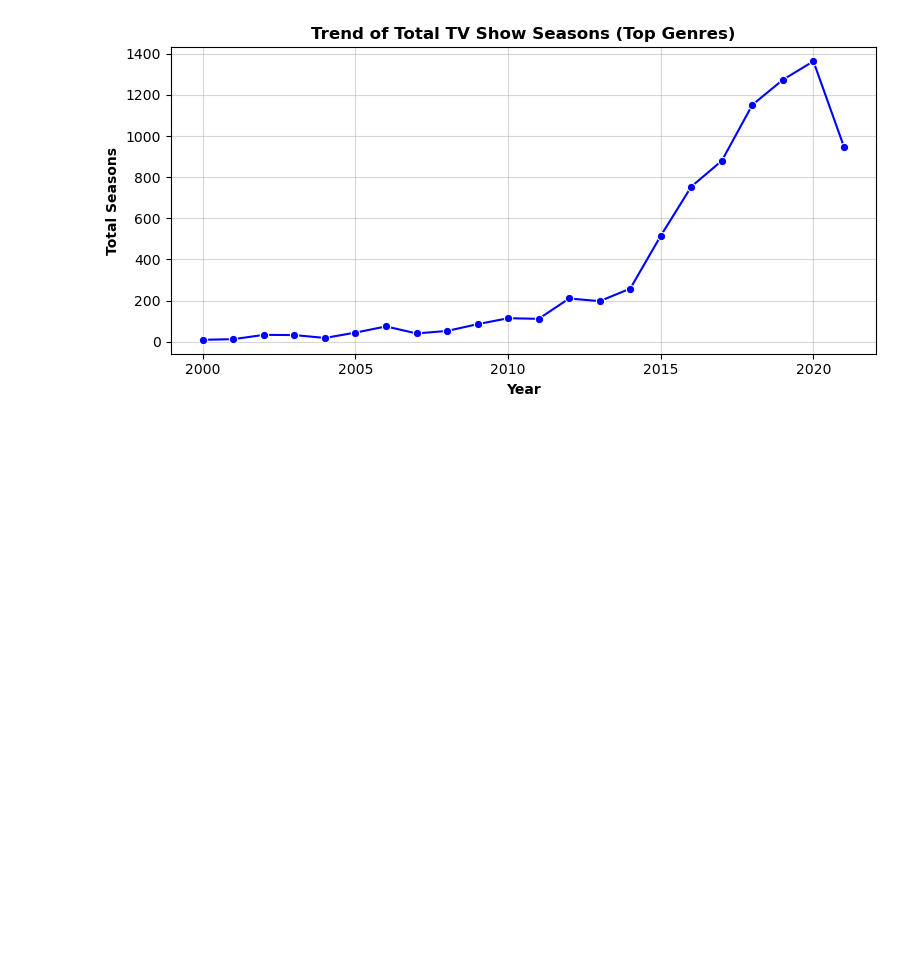
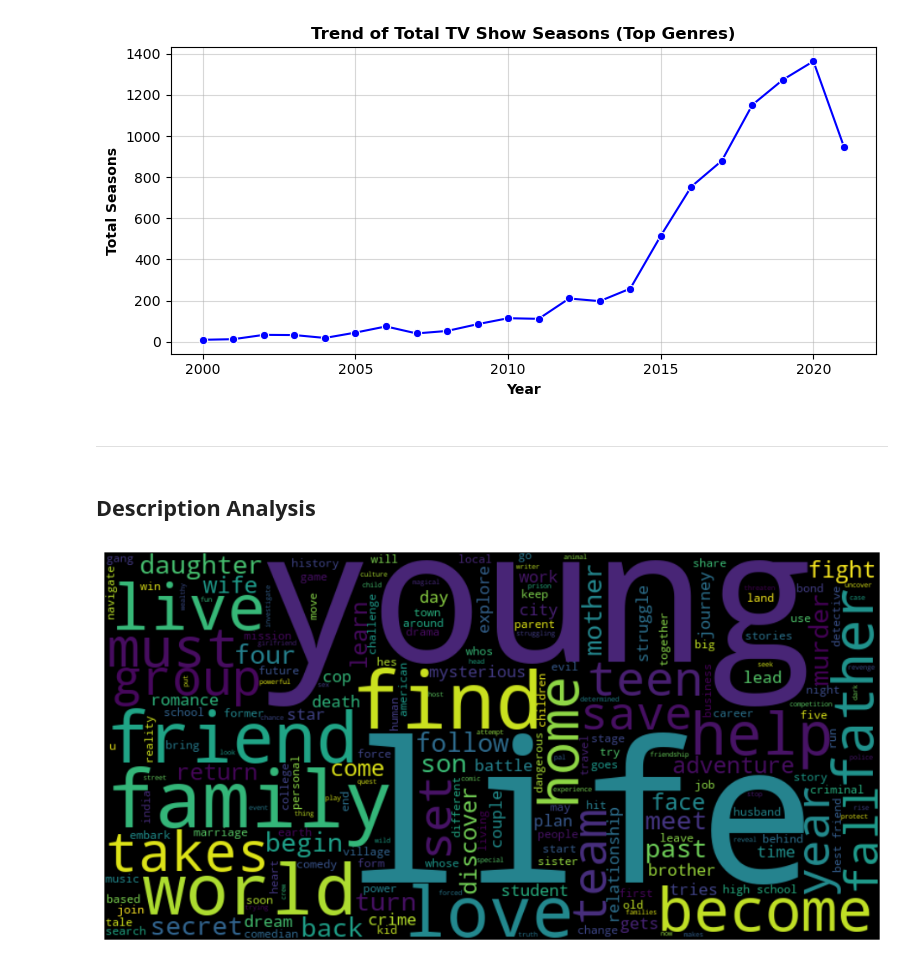
Before and after one commit to berkaygirgin/netflix-data-analysis, a Jupyter notebook: notebook/netflix_analysis.ipynb, the cells around one changed output. Saved outputs shown, nothing was run; the diff lists cells and outputs as text; code cells hidden in the pictures; blank space fills up the shorter version.

```diff
--- a/notebook/netflix_analysis.ipynb
+++ b/notebook/netflix_analysis.ipynb
@@ -403,3 +402,28 @@ plt.tight_layout()
 plt.show()
 # %% [output]
 [figure]
+# %% [markdown]
+___
+# %% [markdown]
+## Description Analysis
+# %%
+import string
+from wordcloud import WordCloud, STOPWORDS
+
+descriptions = " ".join(netflix["description"]).lower()
+descriptions = descriptions.translate(str.maketrans("", "", string.punctuation))
+descriptions = descriptions.replace("—", "")
+
+stopwords = set(STOPWORDS)
+stopwords.update(["show", "series", "film", "movie", "netflix", "watch",
+                  "documentary", "new", "take", "make", "one", "two", "three",
+                  "he", "men", "man", "she", "woman", "women", "girl", "boy", "way", "S"])
+# %%
+wordcloud = WordCloud(width=800, height=400, background_color="black", stopwords=stopwords).generate(descriptions)
+
+plt.figure(figsize=(12, 6))
+plt.imshow(wordcloud, interpolation='bilinear', cmap='viridis')
+plt.axis("off")
+plt.show()
+# %% [output]
+[figure, added]
```
Also changed, not shown: parts of 2 cells of this notebook.
